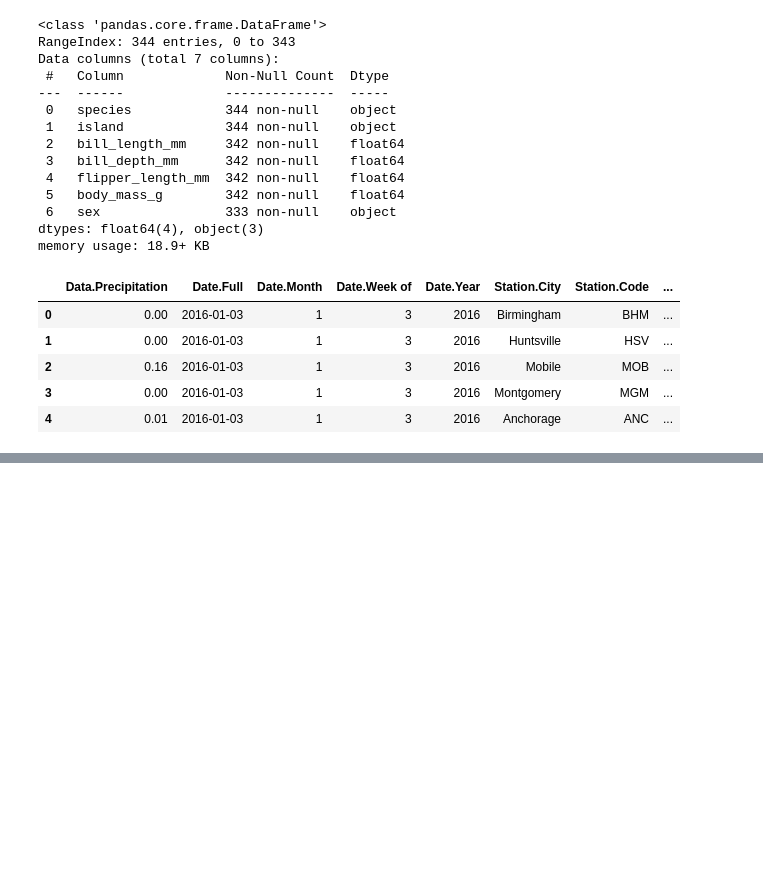
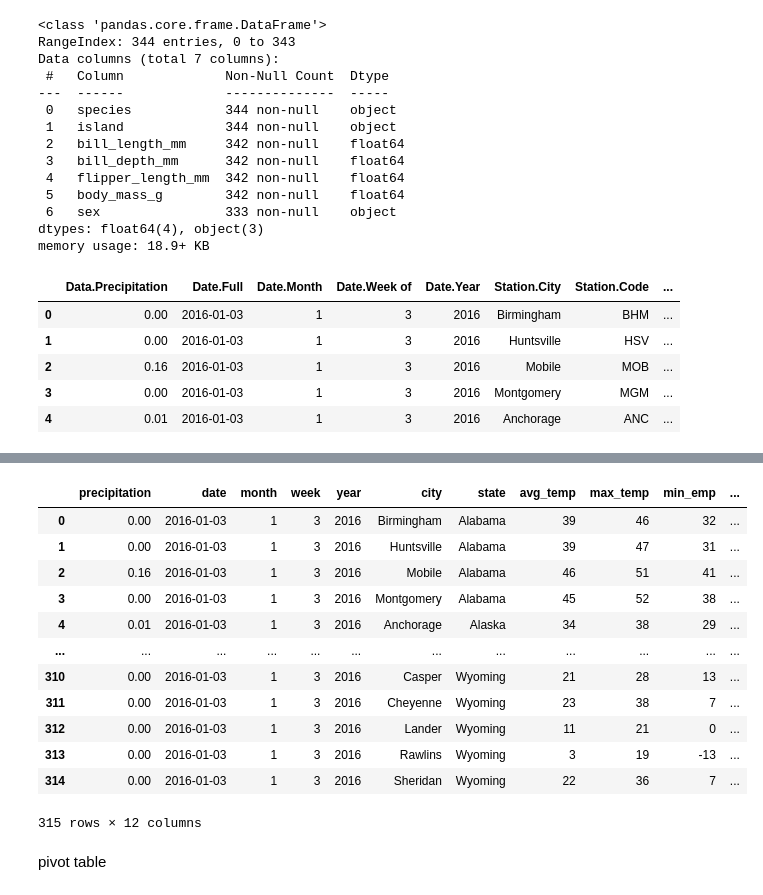
Before and after one commit to itzzyashpandey/python-data-science, a Jupyter notebook: DataScience/data_analytics2.ipynb, the cells around one changed output, grey strips where cells are left out. Cells and saved outputs as stored; diff of their text form; code cells hidden in the pictures; blank space fills up the shorter version.

```diff
--- a/DataScience/data_analytics2.ipynb
+++ b/DataScience/data_analytics2.ipynb
@@ -97,0 +144,16 @@ weatherdf.head()
+# %%
+weatherdf[weatherdf.date=='2016-01-03']
+# %% [output]
+|  | precipitation | date | month | week | year | city | state | avg_temp | max_temp | min_emp | ... |
+| 0 | 0.00 | 2016-01-03 | 1 | 3 | 2016 | Birmingham | Alabama | 39 | 46 | 32 | ... |
+| 1 | 0.00 | 2016-01-03 | 1 | 3 | 2016 | Huntsville | Alabama | 39 | 47 | 31 | ... |
+| 2 | 0.16 | 2016-01-03 | 1 | 3 | 2016 | Mobile | Alabama | 46 | 51 | 41 | ... |
+| 3 | 0.00 | 2016-01-03 | 1 | 3 | 2016 | Montgomery | Alabama | 45 | 52 | 38 | ... |
+| 4 | 0.01 | 2016-01-03 | 1 | 3 | 2016 | Anchorage | Alaska | 34 | 38 | 29 | ... |
+| ... | ... | ... | ... | ... | ... | ... | ... | ... | ... | ... | ... |
+| 310 | 0.00 | 2016-01-03 | 1 | 3 | 2016 | Casper | Wyoming | 21 | 28 | 13 | ... |
+| 311 | 0.00 | 2016-01-03 | 1 | 3 | 2016 | Cheyenne | Wyoming | 23 | 38 | 7 | ... |
+| 312 | 0.00 | 2016-01-03 | 1 | 3 | 2016 | Lander | Wyoming | 11 | 21 | 0 | ... |
+| 313 | 0.00 | 2016-01-03 | 1 | 3 | 2016 | Rawlins | Wyoming | 3 | 19 | -13 | ... |
+| 314 | 0.00 | 2016-01-03 | 1 | 3 | 2016 | Sheridan | Wyoming | 22 | 36 | 7 | ... |
+315 rows × 12 columns
@@ -97,0 +168,2 @@ weatherdf.head()
+# %% [markdown]
+pivot table
```
Also changed, not shown: parts of 21 cells of this notebook, 10 other files.
